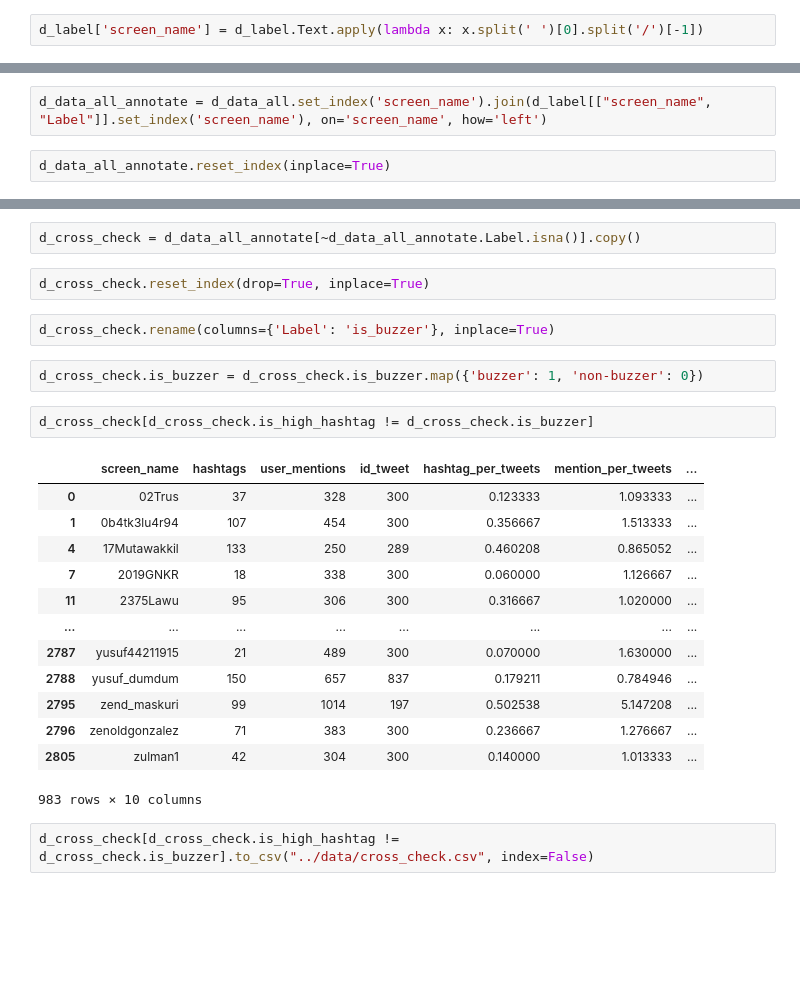
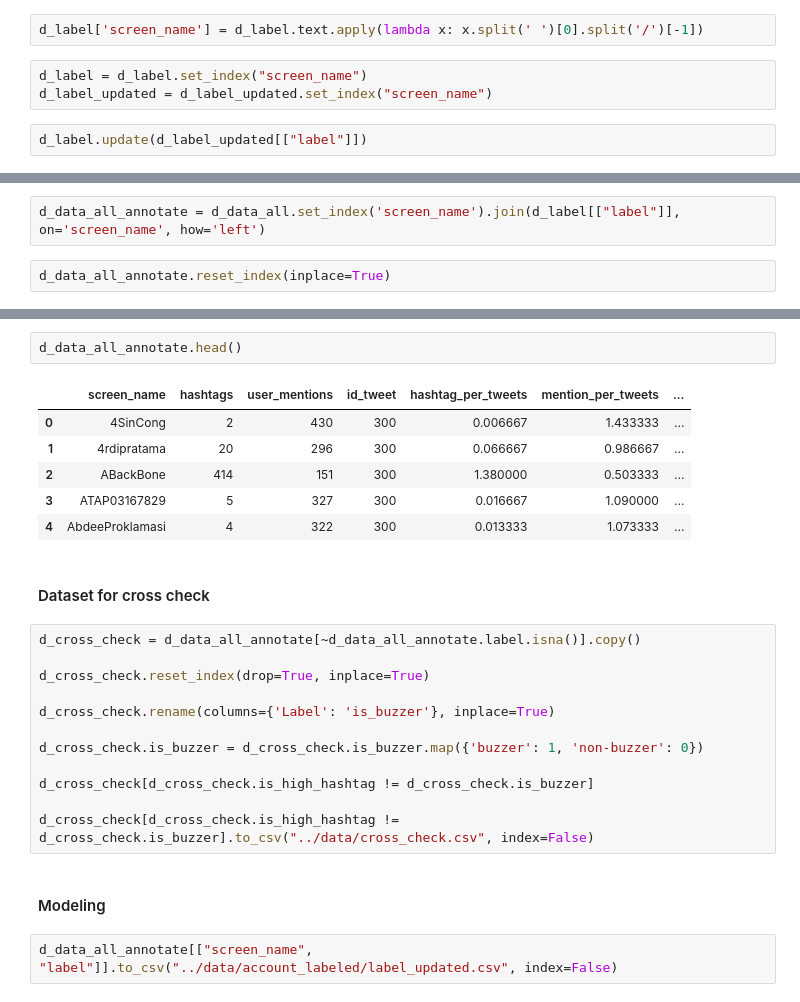
Before and after one commit to jakartaresearch/adi-buzzer, a Jupyter notebook: notebook/23_data_exploration_46K.ipynb, the cells around one changed output, grey strips where cells are left out. Saved outputs shown, nothing was run; the diff lists cells and outputs as text; blank space fills up the shorter version.

```diff
--- a/notebook/23_data_exploration_46K.ipynb
+++ b/notebook/23_data_exploration_46K.ipynb
@@ -194,3 +187,8 @@ d_label = d_label[d_label.Label != 'inactive'].copy()
 # %%
-d_label['screen_name'] = d_label.Text.apply(lambda x: x.split(' ')[0].split('/')[-1])
+d_label['screen_name'] = d_label.text.apply(lambda x: x.split(' ')[0].split('/')[-1])
+# %%
+d_label = d_label.set_index("screen_name")
+d_label_updated = d_label_updated.set_index("screen_name")
+# %%
+d_label.update(d_label_updated[["label"]])
 # %%
@@ -212,5 +206,5 @@ d_label
 # %%
-d_data_all_annotate = d_data_all.set_index('screen_name').join(d_label[["screen_name", "Label"]].set_index('screen_name'), on='screen_name', how='left')
+d_data_all_annotate = d_data_all.set_index('screen_name').join(d_label[["label"]], on='screen_name', how='left')
 # %%
 d_data_all_annotate.reset_index(inplace=True)
 # %%
@@ -222,26 +216,27 @@ Name: Label, dtype: int64
-# %%
-d_cross_check = d_data_all_annotate[~d_data_all_annotate.Label.isna()].copy()
-# %%
-d_cross_check.reset_index(drop=True, inplace=True)
-# %%
-d_cross_check.rename(columns={'Label': 'is_buzzer'}, inplace=True)
-# %%
-d_cross_check.is_buzzer = d_cross_check.is_buzzer.map({'buzzer': 1, 'non-buzzer': 0})
-# %%
-d_cross_check[d_cross_check.is_high_hashtag != d_cross_check.is_buzzer]
-# %% [output]
-|  | screen_name | hashtags | user_mentions | id_tweet | hashtag_per_tweets | mention_per_tweets | ... |
-| 0 | 02Trus | 37 | 328 | 300 | 0.123333 | 1.093333 | ... |
-| 1 | 0b4tk3lu4r94 | 107 | 454 | 300 | 0.356667 | 1.513333 | ... |
-| 4 | 17Mutawakkil | 133 | 250 | 289 | 0.460208 | 0.865052 | ... |
-| 7 | 2019GNKR | 18 | 338 | 300 | 0.060000 | 1.126667 | ... |
-| 11 | 2375Lawu | 95 | 306 | 300 | 0.316667 | 1.020000 | ... |
-| ... | ... | ... | ... | ... | ... | ... | ... |
-| 2787 | yusuf44211915 | 21 | 489 | 300 | 0.070000 | 1.630000 | ... |
-| 2788 | yusuf_dumdum | 150 | 657 | 837 | 0.179211 | 0.784946 | ... |
-| 2795 | zend_maskuri | 99 | 1014 | 197 | 0.502538 | 5.147208 | ... |
-| 2796 | zenoldgonzalez | 71 | 383 | 300 | 0.236667 | 1.276667 | ... |
-| 2805 | zulman1 | 42 | 304 | 300 | 0.140000 | 1.013333 | ... |
-983 rows × 10 columns
+# %%
+d_data_all_annotate.head()
+# %% [output]
+|  | screen_name | hashtags | user_mentions | id_tweet | hashtag_per_tweets | mention_per_tweets | ... |
+| 0 | 4SinCong | 2 | 430 | 300 | 0.006667 | 1.433333 | ... |
+| 1 | 4rdipratama | 20 | 296 | 300 | 0.066667 | 0.986667 | ... |
+| 2 | ABackBone | 414 | 151 | 300 | 1.380000 | 0.503333 | ... |
+| 3 | ATAP03167829 | 5 | 327 | 300 | 0.016667 | 1.090000 | ... |
+| 4 | AbdeeProklamasi | 4 | 322 | 300 | 0.013333 | 1.073333 | ... |
+# %% [markdown]
+#### Dataset for cross check
+# %%
+d_cross_check = d_data_all_annotate[~d_data_all_annotate.label.isna()].copy()
+
+d_cross_check.reset_index(drop=True, inplace=True)
+
+d_cross_check.rename(columns={'Label': 'is_buzzer'}, inplace=True)
+
+d_cross_check.is_buzzer = d_cross_check.is_buzzer.map({'buzzer': 1, 'non-buzzer': 0})
+
+d_cross_check[d_cross_check.is_high_hashtag != d_cross_check.is_buzzer]
+
+d_cross_check[d_cross_check.is_high_hashtag != d_cross_check.is_buzzer].to_csv("../data/cross_check.csv", index=False)
+# %% [markdown]
+#### Modeling
 # %%
-d_cross_check[d_cross_check.is_high_hashtag != d_cross_check.is_buzzer].to_csv("../data/cross_check.csv", index=False)
+d_data_all_annotate[["screen_name", "label"]].to_csv("../data/account_labeled/label_updated.csv", index=False)
```
Also changed, not shown: parts of 12 cells of this notebook.
